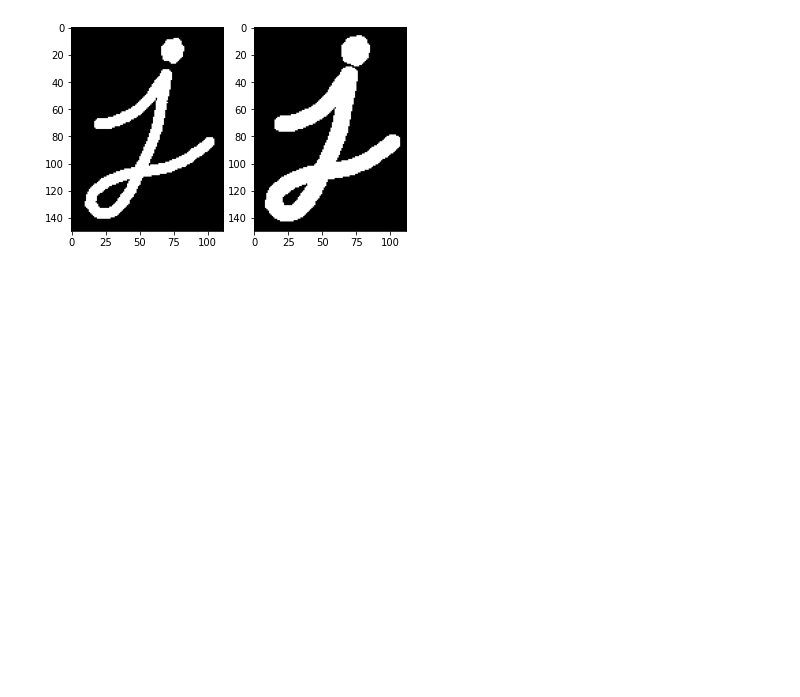
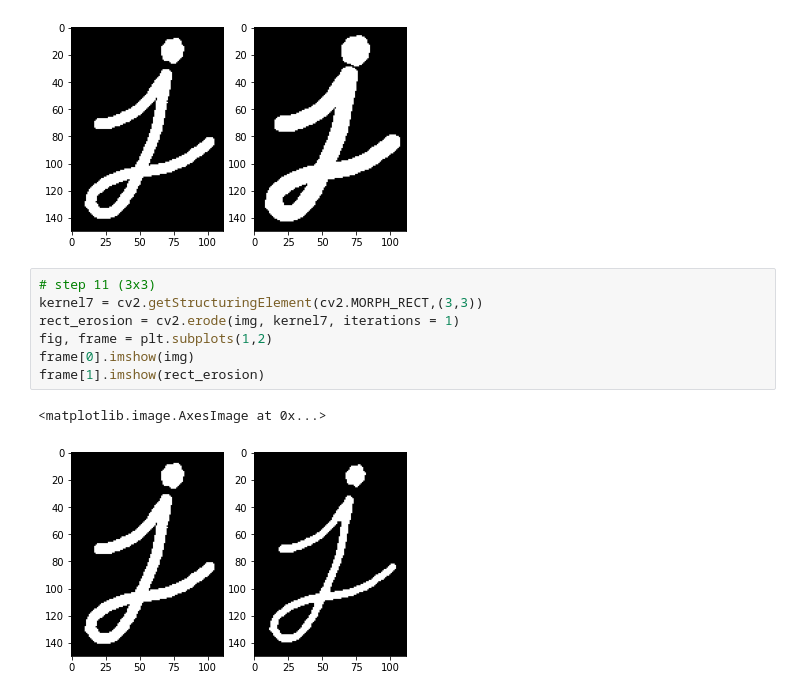
Before and after one commit to ab-rohman/Computer_Vision, a Jupyter notebook: Week9.ipynb, the cells around one changed output. Saved outputs shown, nothing was run; the diff lists cells and outputs as text; blank space fills up the shorter version.

Commit message:
Step 11 Done

```diff
--- a/Week9.ipynb
+++ b/Week9.ipynb
@@ -138,3 +138,13 @@ frame[1].imshow(ellipse_dilation_2)
 # %% [output]
 <matplotlib.image.AxesImage at 0x...>
 [figure]
+# %%
+# step 11 (3x3)
+kernel7 = cv2.getStructuringElement(cv2.MORPH_RECT,(3,3))
+rect_erosion = cv2.erode(img, kernel7, iterations = 1)
+fig, frame = plt.subplots(1,2)
+frame[0].imshow(img)
+frame[1].imshow(rect_erosion)
+# %% [output]
+<matplotlib.image.AxesImage at 0x...>
+[figure, added]
```
Also changed, not shown: parts of 1 cell of this notebook.
